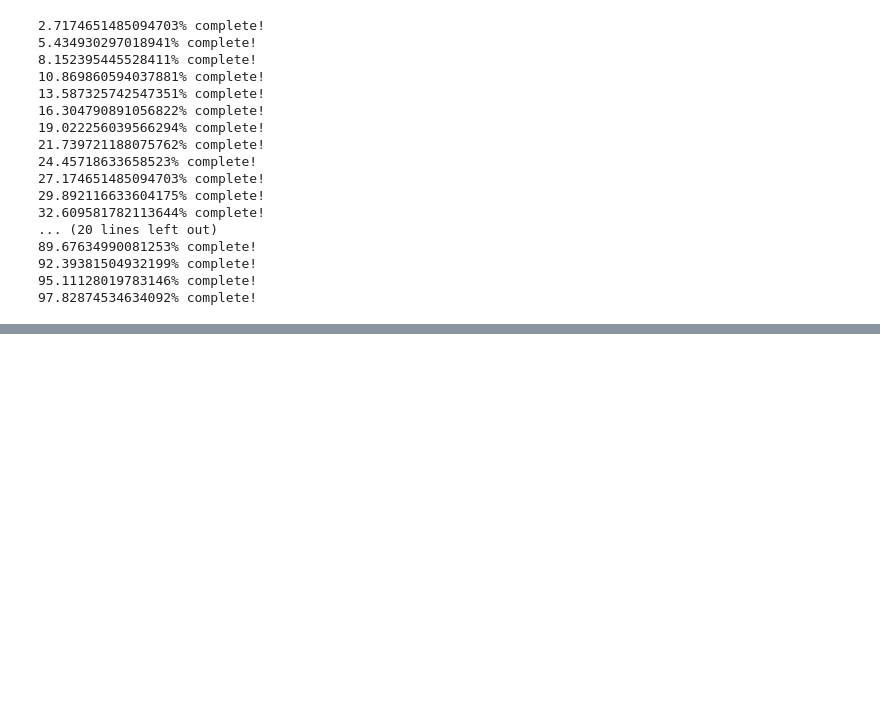
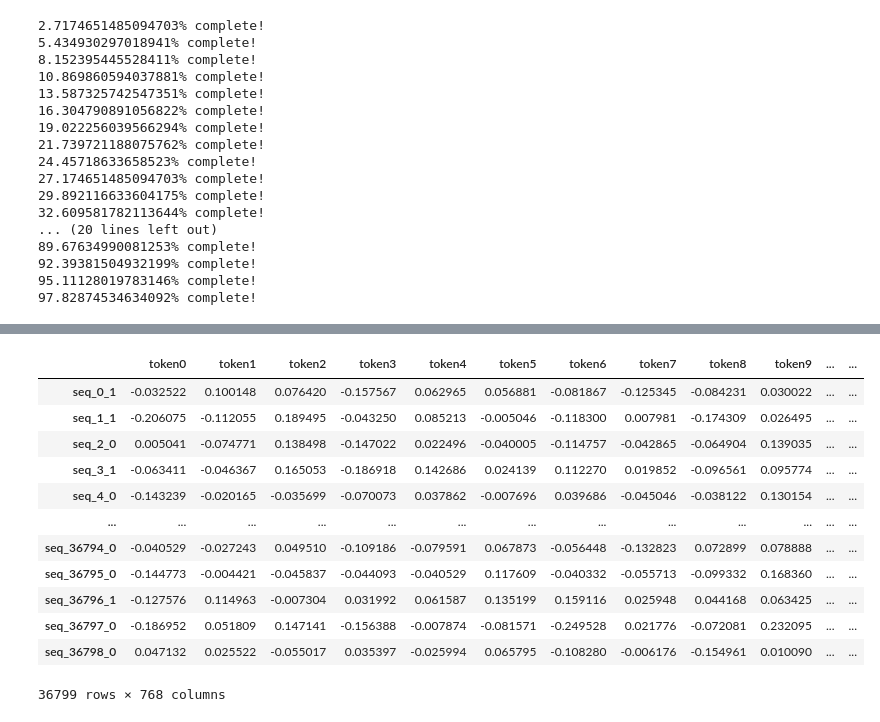
Before and after one commit to ninasachdev/QCB557_project, a Jupyter notebook: make_dict.ipynb, the cells around one changed output, grey strips where cells are left out. Saved outputs shown, nothing was run; the diff lists cells and outputs as text; code cells hidden in the pictures; blank space fills up the shorter version.

```diff
--- a/make_dict.ipynb
+++ b/make_dict.ipynb
@@ -204,0 +276,16 @@ First key content:
+# %%
+attention_weights_df
+# %% [output]
+|  | token0 | token1 | token2 | token3 | token4 | token5 | token6 | token7 | token8 | token9 | ... | ... |
+| seq_0_1 | -0.032522 | 0.100148 | 0.076420 | -0.157567 | 0.062965 | 0.056881 | -0.081867 | -0.125345 | -0.084231 | 0.030022 | ... | ... |
+| seq_1_1 | -0.206075 | -0.112055 | 0.189495 | -0.043250 | 0.085213 | -0.005046 | -0.118300 | 0.007981 | -0.174309 | 0.026495 | ... | ... |
+| seq_2_0 | 0.005041 | -0.074771 | 0.138498 | -0.147022 | 0.022496 | -0.040005 | -0.114757 | -0.042865 | -0.064904 | 0.139035 | ... | ... |
+| seq_3_1 | -0.063411 | -0.046367 | 0.165053 | -0.186918 | 0.142686 | 0.024139 | 0.112270 | 0.019852 | -0.096561 | 0.095774 | ... | ... |
+| seq_4_0 | -0.143239 | -0.020165 | -0.035699 | -0.070073 | 0.037862 | -0.007696 | 0.039686 | -0.045046 | -0.038122 | 0.130154 | ... | ... |
+| ... | ... | ... | ... | ... | ... | ... | ... | ... | ... | ... | ... | ... |
+| seq_36794_0 | -0.040529 | -0.027243 | 0.049510 | -0.109186 | -0.079591 | 0.067873 | -0.056448 | -0.132823 | 0.072899 | 0.078888 | ... | ... |
+| seq_36795_0 | -0.144773 | -0.004421 | -0.045837 | -0.044093 | -0.040529 | 0.117609 | -0.040332 | -0.055713 | -0.099332 | 0.168360 | ... | ... |
+| seq_36796_1 | -0.127576 | 0.114963 | -0.007304 | 0.031992 | 0.061587 | 0.135199 | 0.159116 | 0.025948 | 0.044168 | 0.063425 | ... | ... |
+| seq_36797_0 | -0.186952 | 0.051809 | 0.147141 | -0.156388 | -0.007874 | -0.081571 | -0.249528 | 0.021776 | -0.072081 | 0.232095 | ... | ... |
+| seq_36798_0 | 0.047132 | 0.025522 | -0.055017 | 0.035397 | -0.025994 | 0.065795 | -0.108280 | -0.006176 | -0.154961 | 0.010090 | ... | ... |
+36799 rows × 768 columns
```
Also changed, not shown: parts of 13 cells of this notebook.
